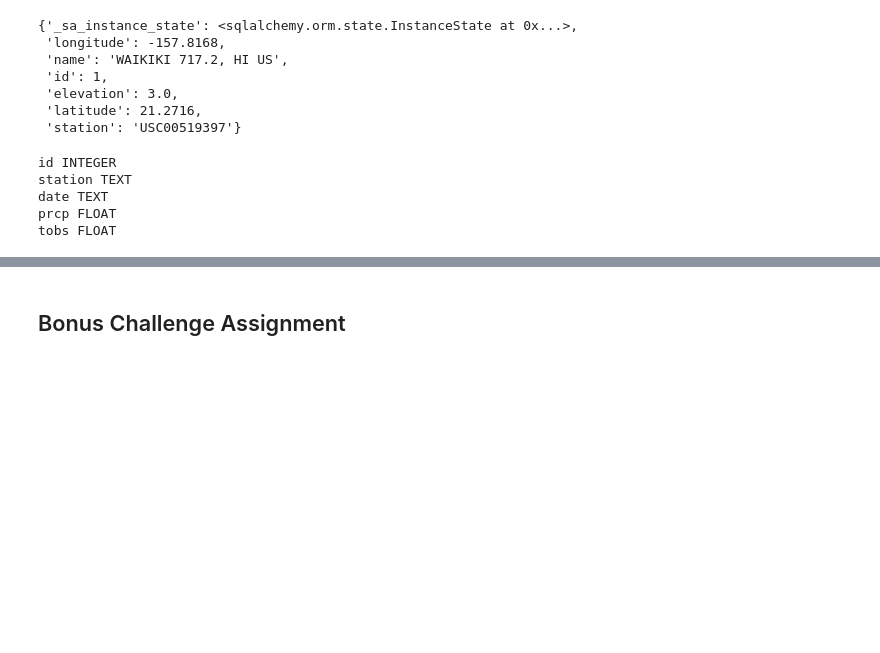
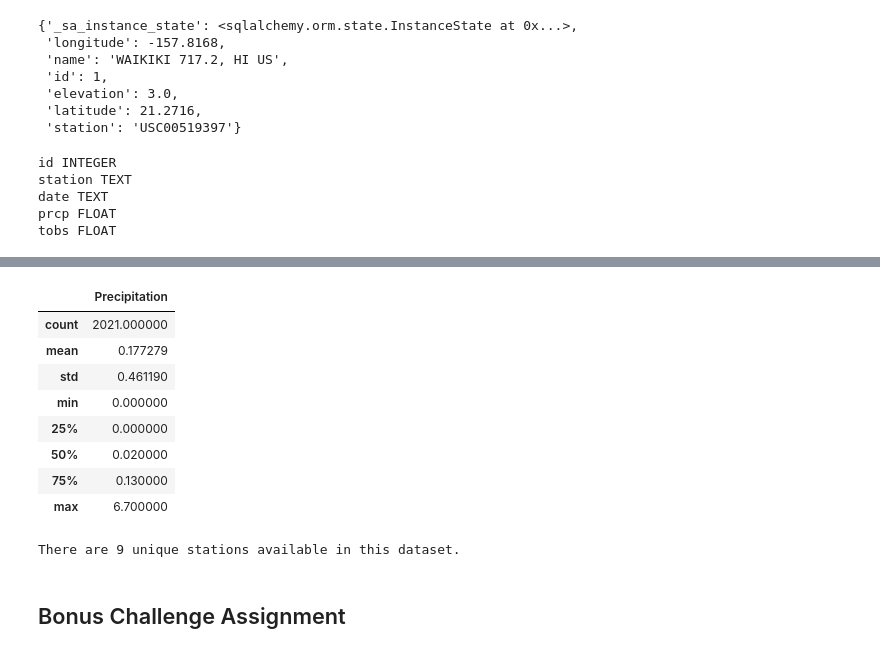
Before and after one commit to BananasFoster623/sqlalchemy-challenge, a Jupyter notebook: climate_starter.ipynb, the cells around one changed output, grey strips where cells are left out. Cells and saved outputs as stored; diff of their text form; code cells hidden in the pictures; blank space fills up the shorter version.

```diff
--- a/climate_starter.ipynb
+++ b/climate_starter.ipynb
@@ -107,8 +113,23 @@ precip_df.head()
 # Use Pandas Plotting with Matplotlib to plot the data
 # %%
 # Use Pandas to calcualte the summary statistics for the precipitation data
+precip_df.describe()
+# %% [output]
+|  | Precipitation |
+| count | 2021.000000 |
+| mean | 0.177279 |
+| std | 0.461190 |
+| min | 0.000000 |
+| 25% | 0.000000 |
+| 50% | 0.020000 |
+| 75% | 0.130000 |
+| max | 6.700000 |
 # %%
 # Design a query to show how many stations are available in this dataset?
+num_stations = session.query(Station.station).count()
+print(f"There are {num_stations} unique stations available in this dataset.")
+# %% [output]
+There are 9 unique stations available in this dataset.
 # %%
 # What are the most active stations? (i.e. what stations have the most rows)?
 # List the stations and the counts in descending order.
```
Also changed, not shown: parts of 3 cells of this notebook.
